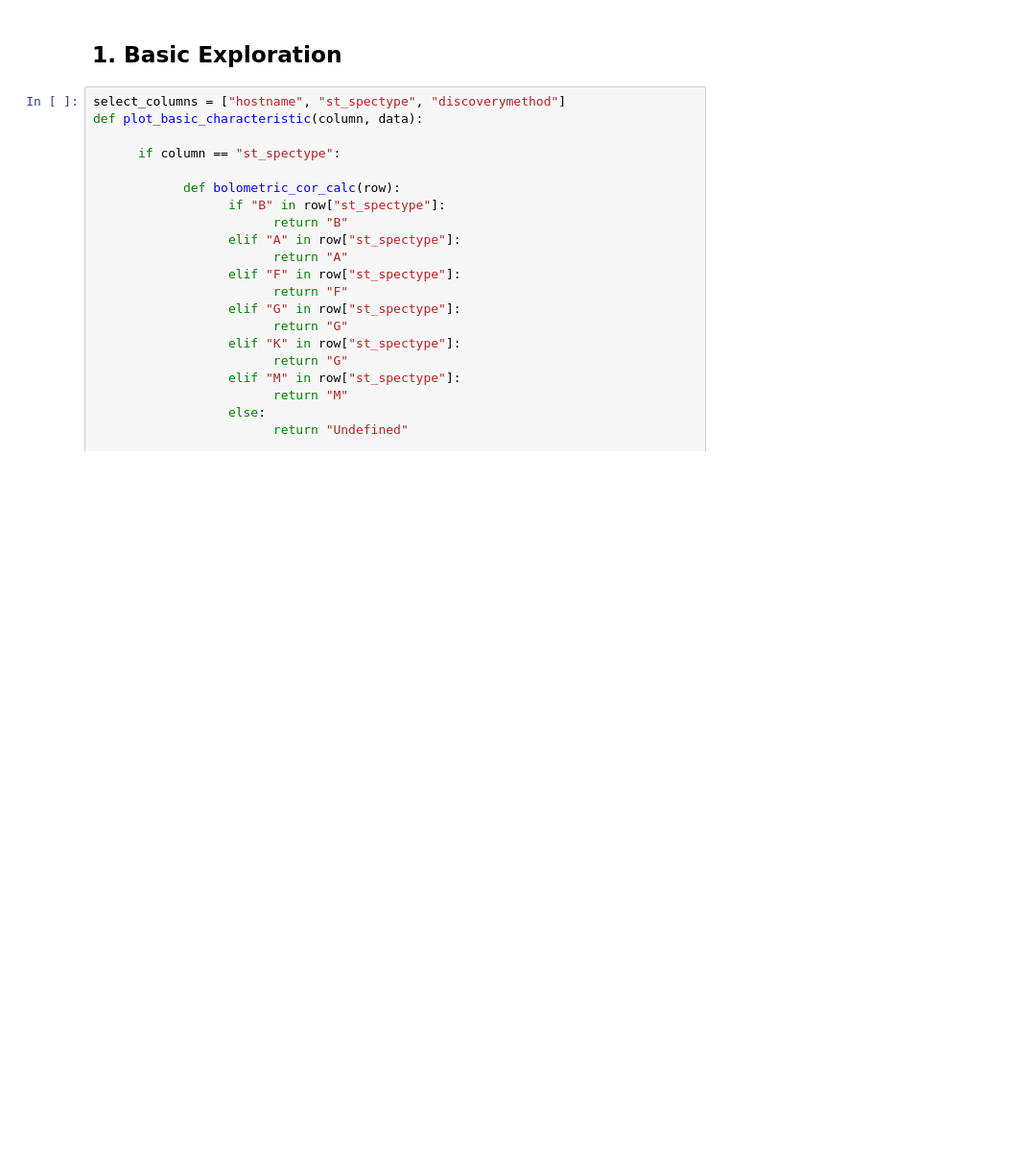
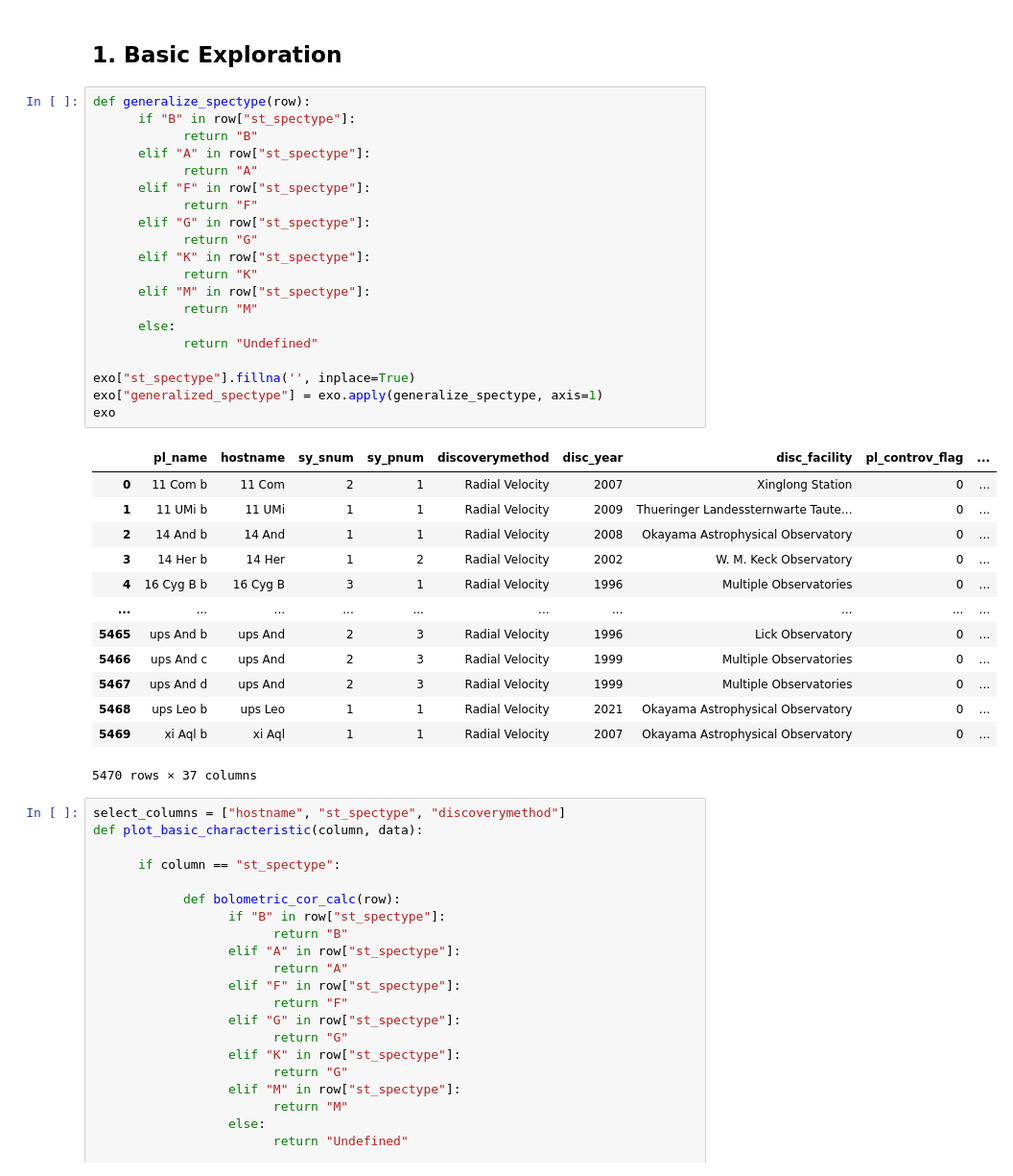
Before and after one commit to colliand/explore-exoplanets, a Jupyter notebook: Jenny_explore/exoplanet_notebook.ipynb, the cells around one changed output. Shown at 96% size. Saved outputs shown, nothing was run; the diff lists cells and outputs as text; blank space fills up the shorter version.

```diff
--- a/Jenny_explore/exoplanet_notebook.ipynb
+++ b/Jenny_explore/exoplanet_notebook.ipynb
@@ -47,5 +47,39 @@ exo.columns.tolist()
 # %% [markdown]
 ## 1. Basic Exploration
+# %%
+def generalize_spectype(row):
+      if "B" in row["st_spectype"]:
+            return "B"
+      elif "A" in row["st_spectype"]:
+            return "A"
+      elif "F" in row["st_spectype"]:
+            return "F"
+      elif "G" in row["st_spectype"]:
+            return "G"
+      elif "K" in row["st_spectype"]:
+            return "K"
+      elif "M" in row["st_spectype"]:
+            return "M"
+      else:
+            return "Undefined"
+
+exo["st_spectype"].fillna('', inplace=True)
+exo["generalized_spectype"] = exo.apply(generalize_spectype, axis=1)
+exo
+# %% [output]
+|  | pl_name | hostname | sy_snum | sy_pnum | discoverymethod | disc_year | disc_facility | pl_controv_flag | ... |
+| 0 | 11 Com b | 11 Com | 2 | 1 | Radial Velocity | 2007 | Xinglong Station | 0 | ... |
+| 1 | 11 UMi b | 11 UMi | 1 | 1 | Radial Velocity | 2009 | Thueringer Landessternwarte Taute... | 0 | ... |
+| 2 | 14 And b | 14 And | 1 | 1 | Radial Velocity | 2008 | Okayama Astrophysical Observatory | 0 | ... |
+| 3 | 14 Her b | 14 Her | 1 | 2 | Radial Velocity | 2002 | W. M. Keck Observatory | 0 | ... |
+| 4 | 16 Cyg B b | 16 Cyg B | 3 | 1 | Radial Velocity | 1996 | Multiple Observatories | 0 | ... |
+| ... | ... | ... | ... | ... | ... | ... | ... | ... | ... |
+| 5465 | ups And b | ups And | 2 | 3 | Radial Velocity | 1996 | Lick Observatory | 0 | ... |
+| 5466 | ups And c | ups And | 2 | 3 | Radial Velocity | 1999 | Multiple Observatories | 0 | ... |
+| 5467 | ups And d | ups And | 2 | 3 | Radial Velocity | 1999 | Multiple Observatories | 0 | ... |
+| 5468 | ups Leo b | ups Leo | 1 | 1 | Radial Velocity | 2021 | Okayama Astrophysical Observatory | 0 | ... |
+| 5469 | xi Aql b | xi Aql | 1 | 1 | Radial Velocity | 2007 | Okayama Astrophysical Observatory | 0 | ... |
+5470 rows × 37 columns
 # %%
 select_columns = ["hostname", "st_spectype", "discoverymethod"]
 def plot_basic_characteristic(column, data):
```
Also changed, not shown: parts of 11 cells of this notebook.
